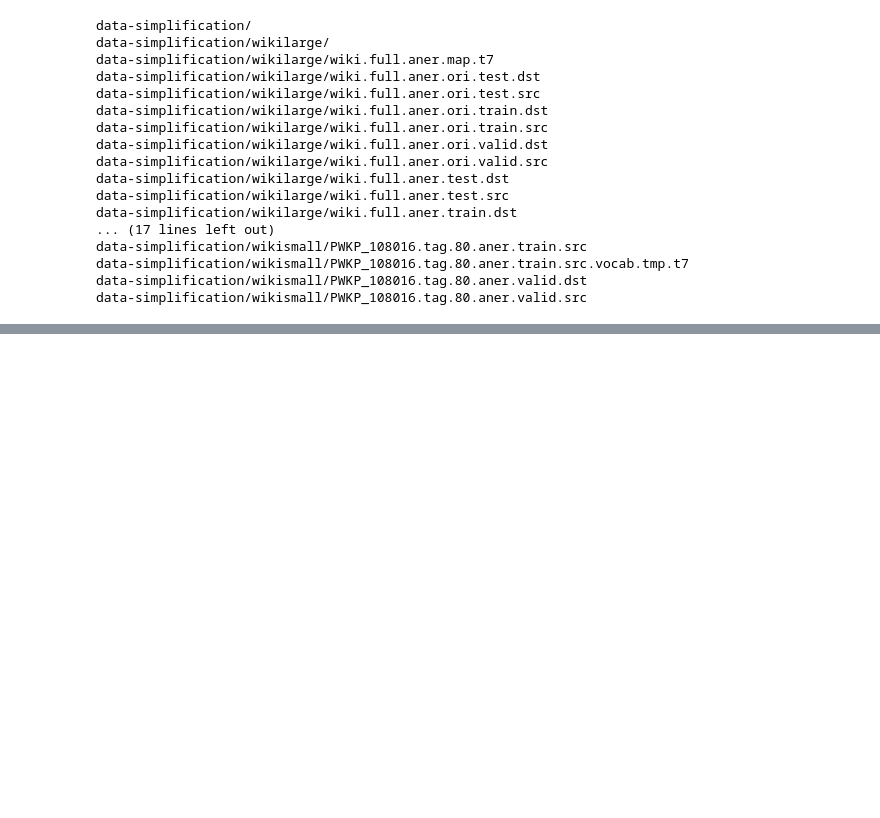
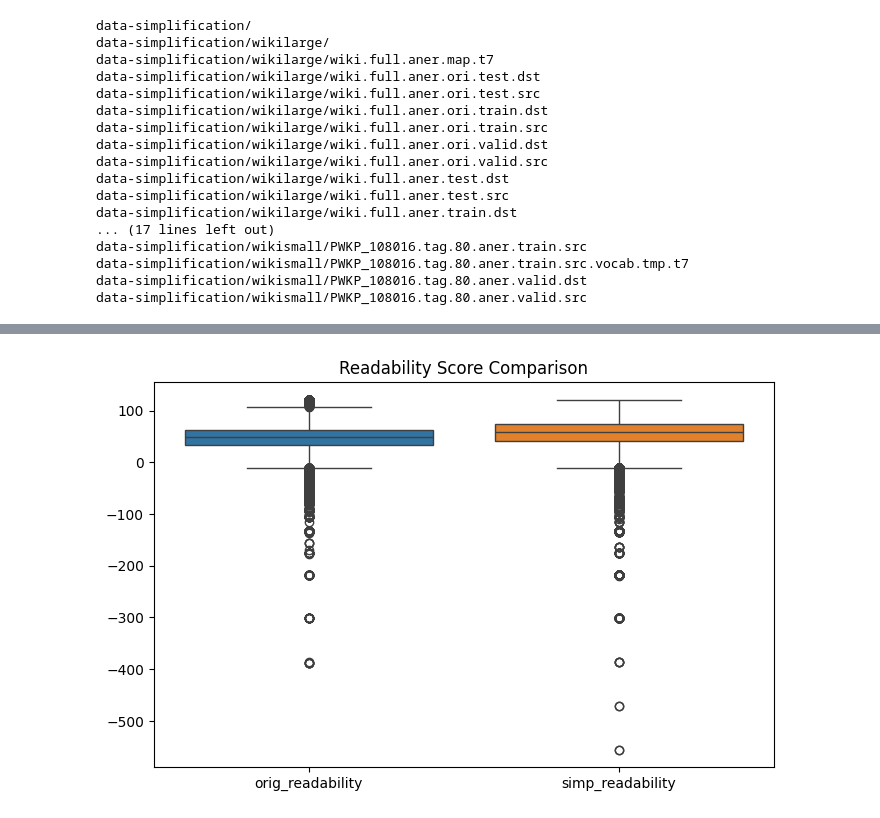
Before and after one commit to Ananyas-7/ai-dyslexia-tool, a Jupyter notebook: notebooks/data_insights.ipynb, the cells around one changed output, grey strips where cells are left out. Saved outputs shown, nothing was run; the diff lists cells and outputs as text; code cells hidden in the pictures; blank space fills up the shorter version.

```diff
--- a/notebooks/data_insights.ipynb
+++ b/notebooks/data_insights.ipynb
@@ -61,0 +115,4 @@ data-simplification/wikismall/PWKP_108016.tag.80.aner.valid.src
+# %%
+df_train["orig_readability"] = df_train["original"].apply(textstat.flesch_reading_ease)
+df_train["simp_readability"] = df_train["simplified"].apply(textstat.flesch_reading_ease)
+df_train[["orig_readability", "simp_readability"]].head()
@@ -61,0 +126,7 @@ data-simplification/wikismall/PWKP_108016.tag.80.aner.valid.src
+# %%
+plt.figure(figsize=(8,5))
+sns.boxplot(data=df_train[["orig_readability", "simp_readability"]])
+plt.title("Readability Score Comparison")
+plt.show()
+# %% [output]
+[figure, added]
```
Also changed, not shown: parts of 7 cells of this notebook.
